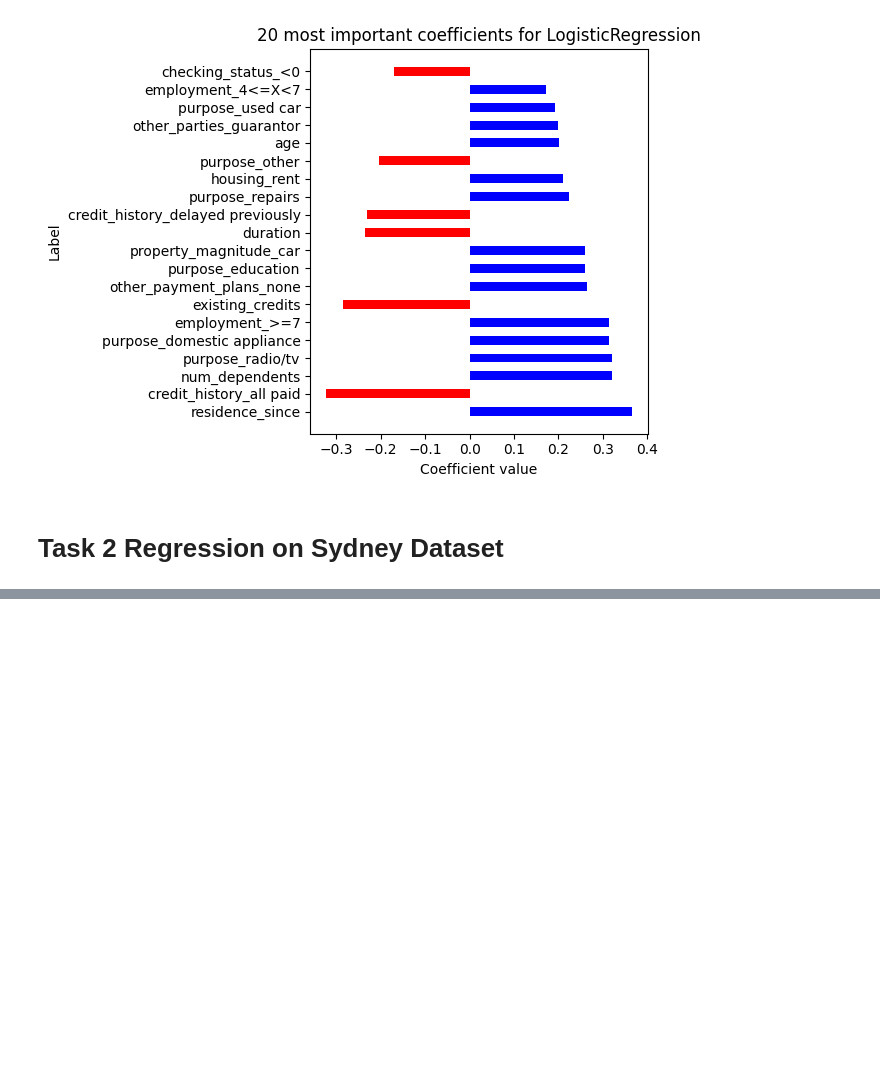
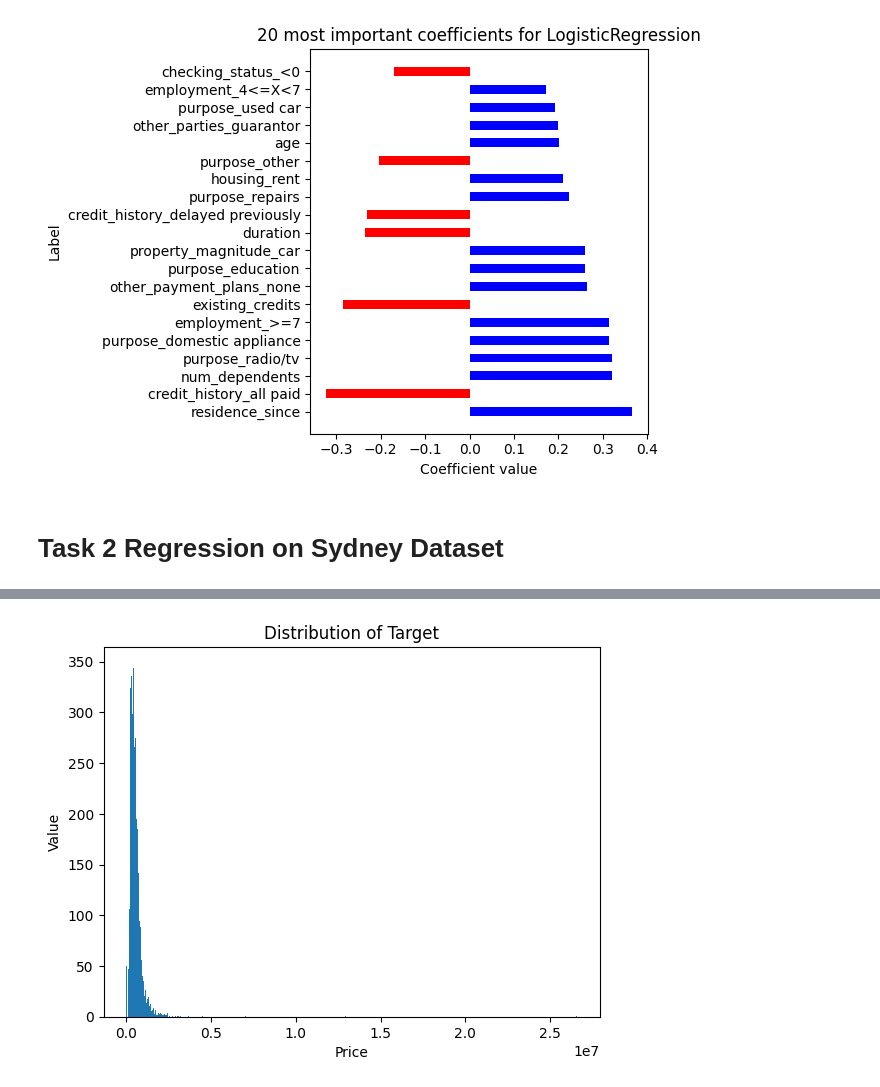
Before and after one commit to ycsilvia/Coursework, a Jupyter notebook: AppliedMachineLearning/HW2/HW2.ipynb, the cells around one changed output, grey strips where cells are left out. Cells and saved outputs as stored; diff of their text form; code cells hidden in the pictures; blank space fills up the shorter version.

```diff
--- a/AppliedMachineLearning/HW2/HW2.ipynb
+++ b/AppliedMachineLearning/HW2/HW2.ipynb
@@ -375,0 +432,8 @@ plt.tight_layout()
+# %%
+plt.hist(data["price"], bins="auto")
+plt.xlabel("Price")
+plt.ylabel("Value")
+plt.title("Distribution of Target")
+plt.show()
+# %% [output]
+[figure, added]
```
Also changed, not shown: parts of 27 cells of this notebook.
